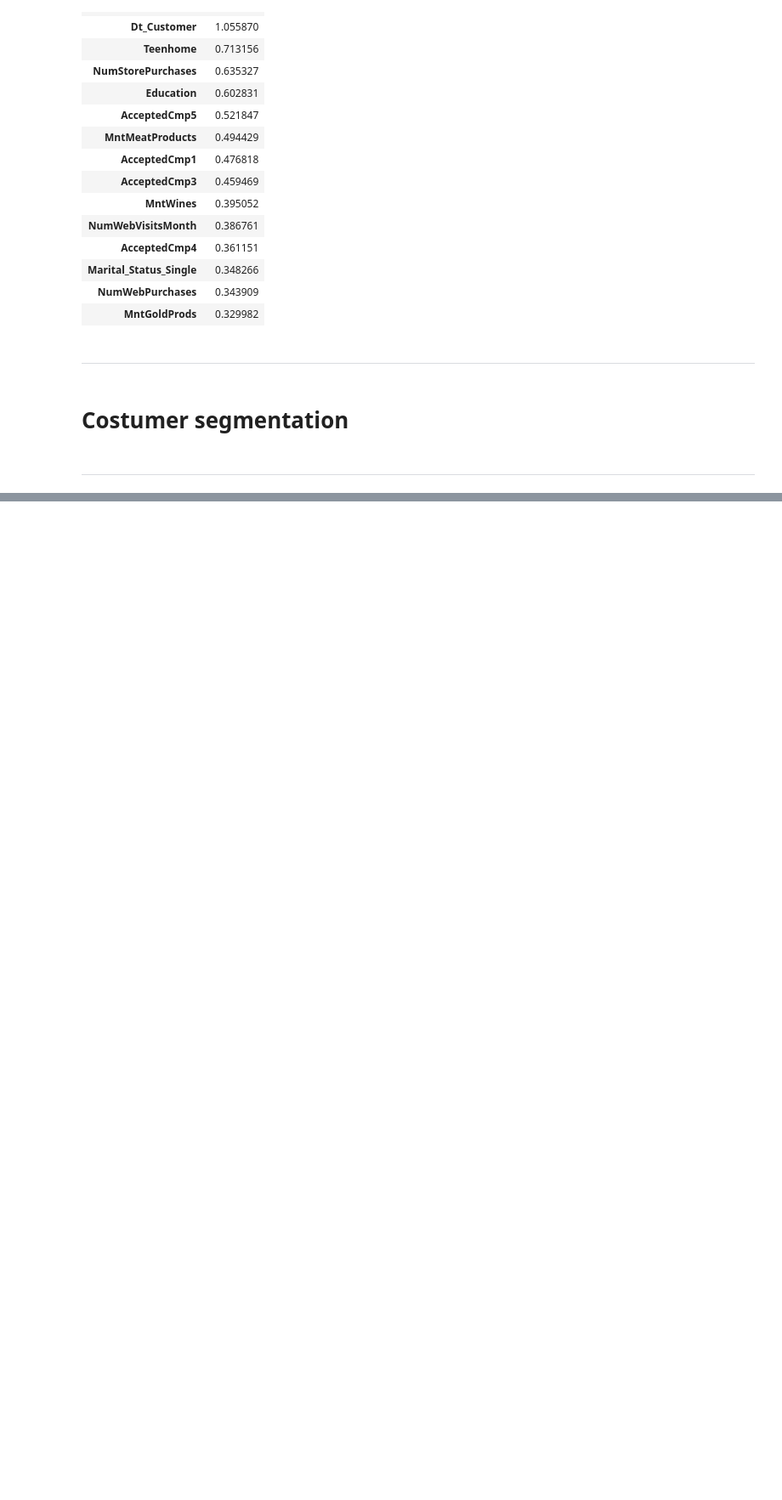
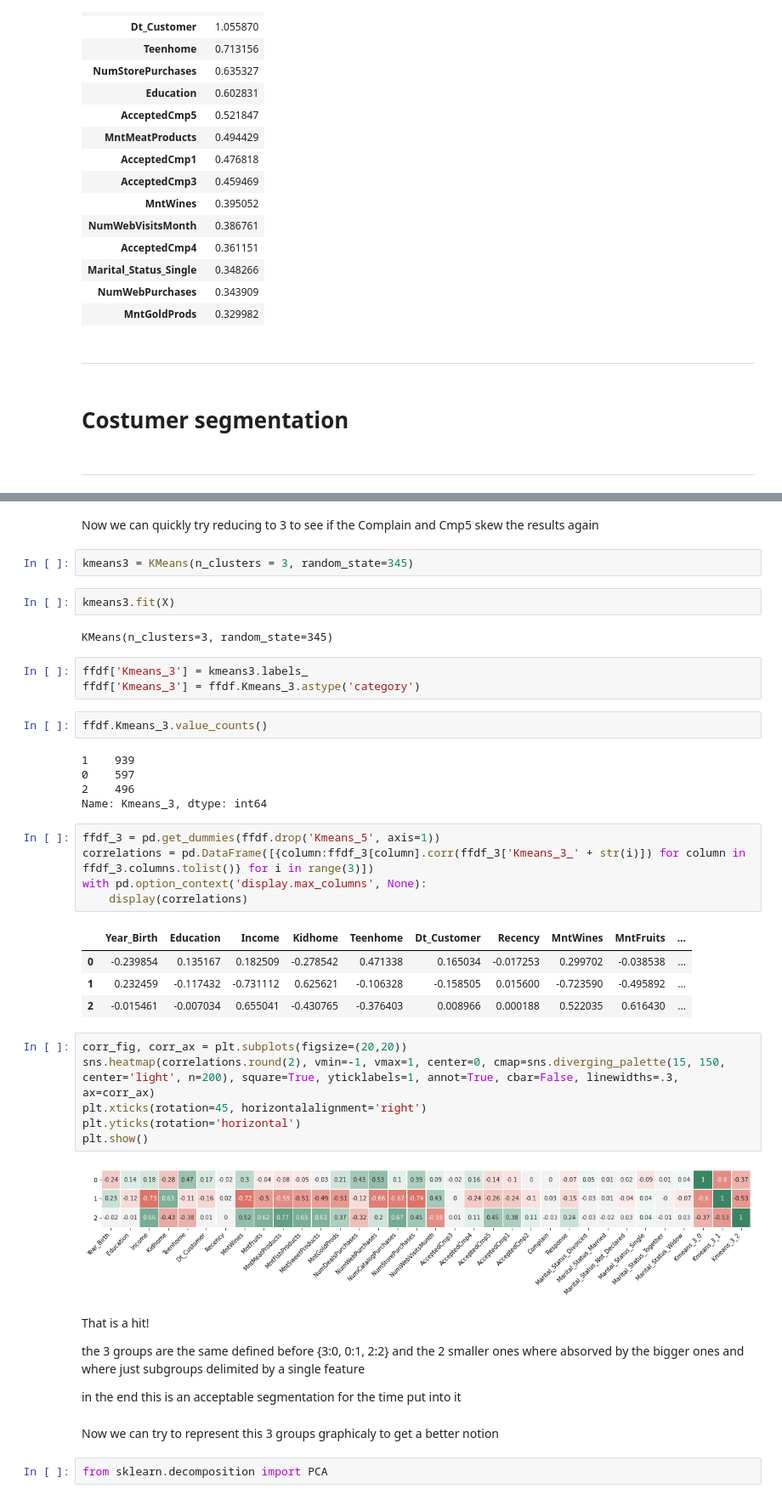
Before and after one commit to TMKlautau/ifood_test_case_start_to_finish, a Jupyter notebook: Ifood_Data_analysis.ipynb, the cells around one changed output, grey strips where cells are left out. Shown at 85% size. Saved outputs shown, nothing was run; the diff lists cells and outputs as text; blank space fills up the shorter version.

Commit message:
finished quick costumer segmentation, starting revision creating the presentation

```diff
--- a/Ifood_Data_analysis.ipynb
+++ b/Ifood_Data_analysis.ipynb
@@ -1046,0 +1133,46 @@ pd.DataFrame(data= {'coeficient':lg.coef_[0]}, index= feature_names).abs().sort_
+# %% [markdown]
+Now we can quickly try reducing to 3 to see if the Complain and Cmp5 skew the results again
+# %%
+kmeans3 = KMeans(n_clusters = 3, random_state=345)
+# %%
+kmeans3.fit(X)
+# %% [output]
+KMeans(n_clusters=3, random_state=345)
+# %%
+ffdf['Kmeans_3'] = kmeans3.labels_
+ffdf['Kmeans_3'] = ffdf.Kmeans_3.astype('category')
+# %%
+ffdf.Kmeans_3.value_counts()
+# %% [output]
+1    939
+0    597
+2    496
+Name: Kmeans_3, dtype: int64
+# %%
+ffdf_3 = pd.get_dummies(ffdf.drop('Kmeans_5', axis=1))
+correlations = pd.DataFrame([{column:ffdf_3[column].corr(ffdf_3['Kmeans_3_' + str(i)]) for column in ffdf_3.columns.tolist()} for i in range(3)])
+with pd.option_context('display.max_columns', None):
+    display(correlations)
+# %% [output]
+|  | Year_Birth | Education | Income | Kidhome | Teenhome | Dt_Customer | Recency | MntWines | MntFruits | ... |
+| 0 | -0.239854 | 0.135167 | 0.182509 | -0.278542 | 0.471338 | 0.165034 | -0.017253 | 0.299702 | -0.038538 | ... |
+| 1 | 0.232459 | -0.117432 | -0.731112 | 0.625621 | -0.106328 | -0.158505 | 0.015600 | -0.723590 | -0.495892 | ... |
+| 2 | -0.015461 | -0.007034 | 0.655041 | -0.430765 | -0.376403 | 0.008966 | 0.000188 | 0.522035 | 0.616430 | ... |
+# %%
+corr_fig, corr_ax = plt.subplots(figsize=(20,20))
+sns.heatmap(correlations.round(2), vmin=-1, vmax=1, center=0, cmap=sns.diverging_palette(15, 150, center='light', n=200), square=True, yticklabels=1, annot=True, cbar=False, linewidths=.3, ax=corr_ax)
+plt.xticks(rotation=45, horizontalalignment='right')
+plt.yticks(rotation='horizontal')
+plt.show()
+# %% [output]
+[figure, added]
+# %% [markdown]
+That is a hit!
+
+the 3 groups are the same defined before {3:0, 0:1, 2:2} and the 2 smaller ones where absorved by the bigger ones and where just subgroups delimited by a single feature
+
+in the end this is an acceptable segmentation for the time put into it
+# %% [markdown]
+Now we can try to represent this 3 groups graphicaly to get a better notion
+# %%
+from sklearn.decomposition import PCA
```
Also changed, not shown: parts of 34 cells of this notebook, 1 other file.
